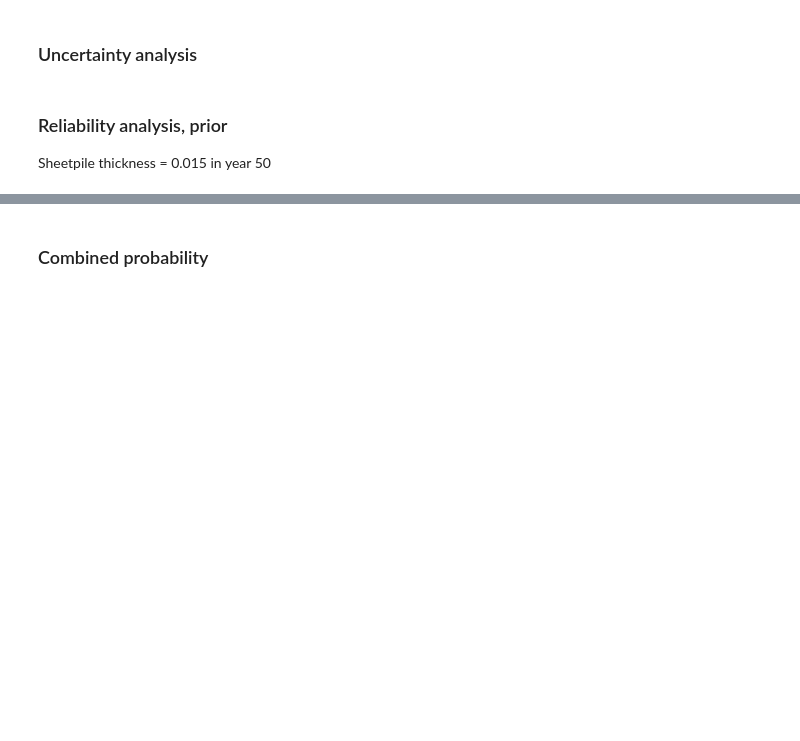
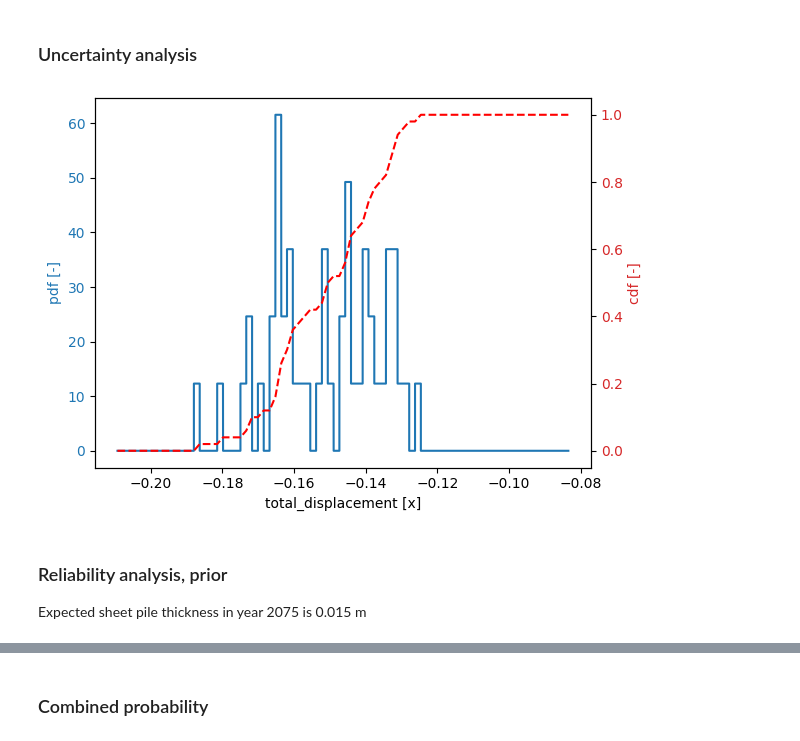
Before and after one commit to Deltares/ProbabilisticLibrary, a Jupyter notebook: sources/Deltares.Probabilistic.PWrapper.Examples/kratos/proven_strength_linear.ipynb, the cells around one changed output, grey strips where cells are left out. Cells and saved outputs as stored; diff of their text form; code cells hidden in the pictures; blank space fills up the shorter version.

```diff
--- a/sources/Deltares.Probabilistic.PWrapper.Examples/kratos/proven_strength_linear.ipynb
+++ b/sources/Deltares.Probabilistic.PWrapper.Examples/kratos/proven_strength_linear.ipynb
@@ -50,30 +50,34 @@ def define_project_variables(project, sheetpile_thickness):
     project.variables["sheetpile_thickness"].is_array = True
     project.variables["sheetpile_thickness"].array_size = 1
     project.variables["sheetpile_thickness"].mean = sheetpile_thickness
+
+    return project
 # %% [markdown]
 ### Uncertainty analysis
 # %%
 project = UncertaintyProject()
 wrapper = zfuncwrapper_linear(output_stage_number = 3, clean_up = True)
 project.model = wrapper.total_displacement
 
 sheetpile_thickness = 0.015
-define_project_variables(project, sheetpile_thickness)
+project = define_project_variables(project, sheetpile_thickness)
 
 project.settings.uncertainty_method = UncertaintyMethod.crude_monte_carlo
 project.settings.variation_coefficient = 0.02
-project.settings.minimum_samples = 10
-project.settings.maximum_samples = 50
+project.settings.minimum_samples = 50
+project.settings.maximum_samples = 100
 project.settings.save_convergence = True
 project.settings.save_realizations = True
 
 project.run()
 
 project.stochast.plot()
+# %% [output]
+[figure, added]
 # %% [markdown]
 ### Reliability analysis, prior
 
-Sheetpile thickness = 0.015 in year 50
+Expected sheet pile thickness in year 2075 is 0.015 m
 # %%
 project = ReliabilityProject()
 wrapper = zfuncwrapper_linear(output_stage_number = 3, clean_up = True)
```
Also changed, not shown: parts of 5 cells of this notebook, 1 other file.
